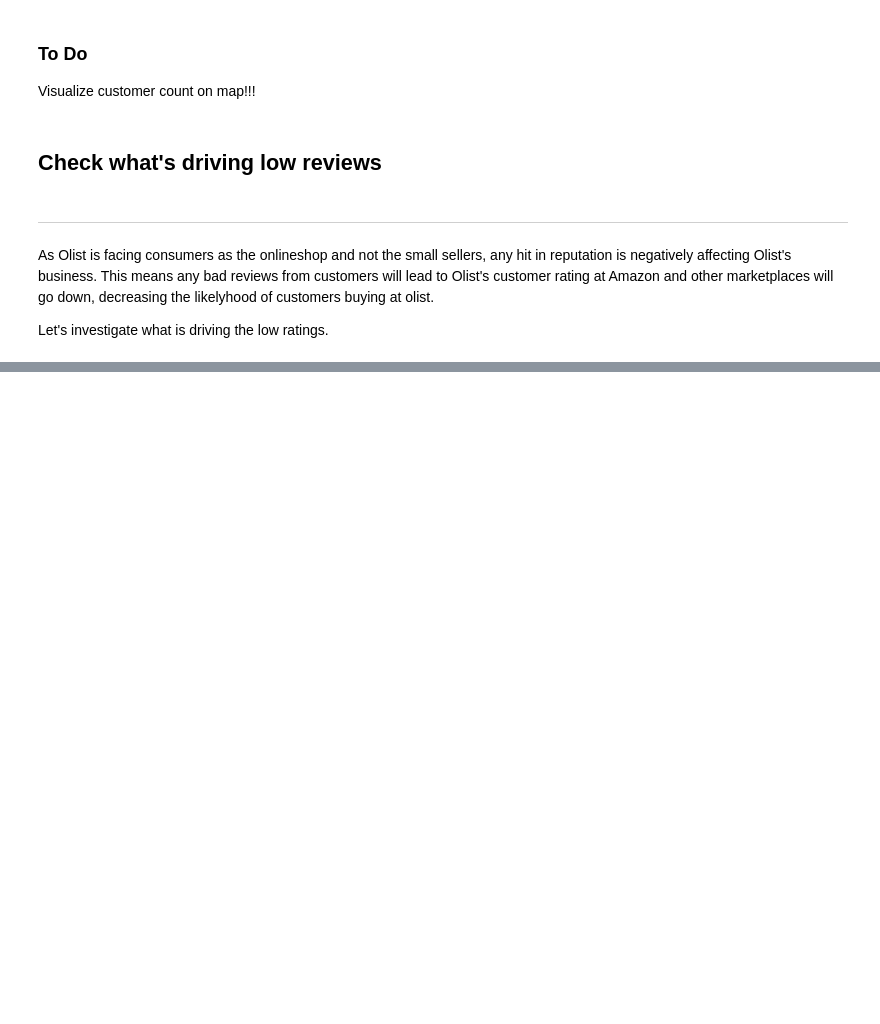
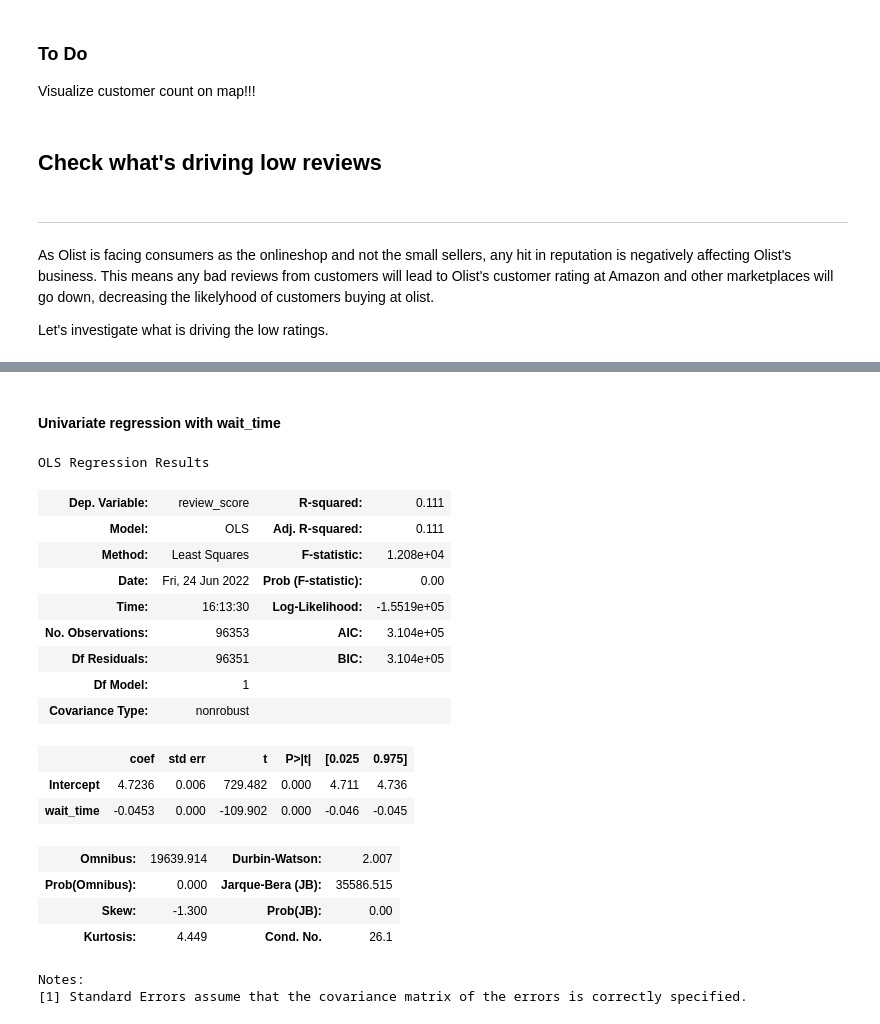
Before and after one commit to DucVanNgo/olist, a Jupyter notebook: notebooks/Data Exploration.ipynb, the cells around one changed output, grey strips where cells are left out. Drawn from its saved outputs; the diff is of its cells as text; code cells hidden in the pictures; blank space fills up the shorter version.

```diff
--- a/notebooks/Data Exploration.ipynb
+++ b/notebooks/Data Exploration.ipynb
@@ -178,0 +209,24 @@ order_data[order_data['order_status'] == 'delivered']
+# %% [markdown]
+#### Univariate regression with wait_time
+# %%
+smf.ols(formula = 'review_score ~ wait_time', data=order_data).fit().summary()
+# %% [output]
+OLS Regression Results
+| Dep. Variable: | review_score | R-squared: | 0.111 |
+| Model: | OLS | Adj. R-squared: | 0.111 |
+| Method: | Least Squares | F-statistic: | 1.208e+04 |
+| Date: | Fri, 24 Jun 2022 | Prob (F-statistic): | 0.00 |
+| Time: | 16:13:30 | Log-Likelihood: | -1.5519e+05 |
+| No. Observations: | 96353 | AIC: | 3.104e+05 |
+| Df Residuals: | 96351 | BIC: | 3.104e+05 |
+| Df Model: | 1 |  |  |
+| Covariance Type: | nonrobust |  |  |
+|  | coef | std err | t | P>|t| | [0.025 | 0.975] |
+| Intercept | 4.7236 | 0.006 | 729.482 | 0.000 | 4.711 | 4.736 |
+| wait_time | -0.0453 | 0.000 | -109.902 | 0.000 | -0.046 | -0.045 |
+| Omnibus: | 19639.914 | Durbin-Watson: | 2.007 |
+| Prob(Omnibus): | 0.000 | Jarque-Bera (JB): | 35586.515 |
+| Skew: | -1.300 | Prob(JB): | 0.00 |
+| Kurtosis: | 4.449 | Cond. No. | 26.1 |
+Notes:
+[1] Standard Errors assume that the covariance matrix of the errors is correctly specified.
```
Also changed, not shown: parts of 15 cells of this notebook, 1 other file.
